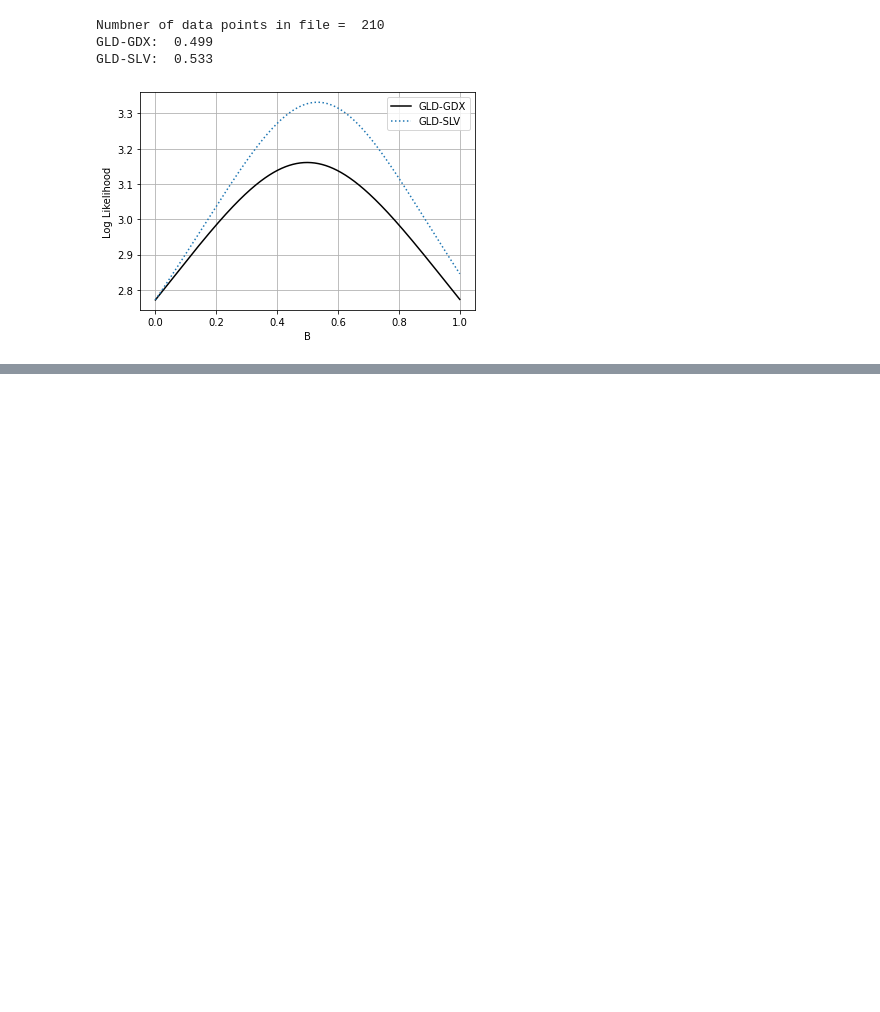
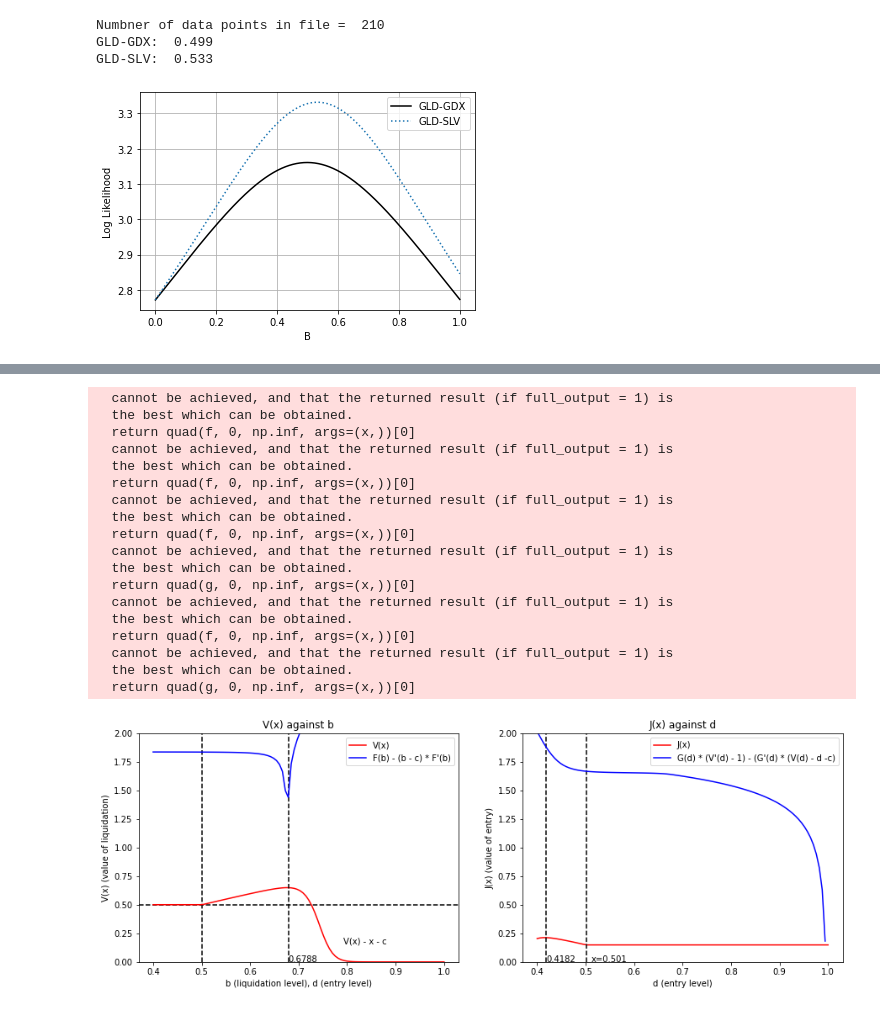
Before and after one commit to seongmin-Jo/optimal_mean_reversion_trading, a Jupyter notebook: Untitled.ipynb, the cells around one changed output, grey strips where cells are left out. Saved outputs shown, nothing was run; the diff lists cells and outputs as text; code cells hidden in the pictures; blank space fills up the shorter version.

```diff
--- a/Untitled.ipynb
+++ b/Untitled.ipynb
@@ -414,0 +382,5 @@ if __name__ == "__main__":
+# %%
+x = xt[0]
+r = 0.01
+c = 0.00015
+c_prime = 0.00265 # 매도 : 0.00015 + 세금 : 0.0025
@@ -414,0 +391,74 @@ if __name__ == "__main__":
+# %%
+F = function_F(mu=mu, sigma=sigma, theta=theta, r=r)
+F_prime = function_F_prime(mu=mu, sigma=sigma, theta=theta, r=r)
+G = function_G(mu=mu, sigma=sigma, theta=theta, r=r)
+G_prime = function_G_prime(mu=mu, sigma=sigma, theta=theta, r=r)
+# %%
+# plot V(x) against b
+plt.figure(figsize=(15, 5))
+plt.subplot(1, 2, 1)
+plt.title("V(x) against b")
+plt.xlabel("b (liquidation level), d (entry level)")
+plt.ylabel("V(x) (value of liquidation)")
+plt.ylim([0, 2])
+plt.axvline(x=x, color='k', linestyle='--')
+plt.axhline(y=x, color='k', linestyle='--')
+
+domain = np.linspace(0.4, 1, num=100, endpoint=True)
+
+l_V = plt.plot(domain, [function_V(b=b, c=c, F=F)(x) for b in domain], color='r', label="V(x)")
+
+b_star = find_b_star(x=x, c=c, F=F, domain=domain)
+plt.axvline(x=b_star, color='k', linestyle='--')
+plt.text(b_star, 0 ,f"{b_star.round(4)}")
+l_diff = plt.plot(domain,
+                  [np.log(np.log(abs(F(b_star) - (b_star - 0) * F_prime(b_star)))) for b_star in domain],  # to rescale
+                  color='b',
+                  label="F(b) - (b - c) * F'(b)")
+plt.legend()
+
+# plot J(x) against d
+plt.subplot(1, 2, 2)
+plt.title("J(x) against d")
+plt.xlabel("d (entry level)")
+plt.ylabel("J(x) (value of entry)")
+plt.ylim([0, 2])
+V = function_V(b=b_star, c=c, F=F)
+V_prime = function_V(b=b_star, c=c, F=F)
+
+plt.plot(domain,
+         [function_J(d=d, c=c, G=G, V=V)(x) for d in domain],
+         color='r',
+         label="J(x)")
+d_star = find_d_star(x=x, c=c, G=G, V=V, domain=domain)
+plt.axvline(x=d_star, color='k', linestyle='--')
+plt.text(d_star, 0 ,f"{d_star.round(4)}")
+plt.axvline(x=x, color='k', linestyle='--')
+plt.text(0, V(x) - x - c + 0.01 ,f"V(x) - x - c")
+plt.text(x  + 0.01, 0,f"x={x}")
+plt.plot(domain,
+         [np.log(np.log(abs(G(d) * (V_prime(d) - 1) - (G_prime(d) * (V(d) - d -c))))) for d in domain], # to rescale
+         color='b',
+         label="G(d) * (V'(d) - 1) - (G'(d) * (V(d) - d -c)")
+plt.legend()
+plt.show()
+# %% [output]
+  cannot be achieved, and that the returned result (if full_output = 1) is
+  the best which can be obtained.
+  return quad(f, 0, np.inf, args=(x,))[0]
+  cannot be achieved, and that the returned result (if full_output = 1) is
+  the best which can be obtained.
+  return quad(f, 0, np.inf, args=(x,))[0]
+  cannot be achieved, and that the returned result (if full_output = 1) is
+  the best which can be obtained.
+  return quad(f, 0, np.inf, args=(x,))[0]
+  cannot be achieved, and that the returned result (if full_output = 1) is
+  the best which can be obtained.
+  return quad(g, 0, np.inf, args=(x,))[0]
+  cannot be achieved, and that the returned result (if full_output = 1) is
+  the best which can be obtained.
+  return quad(f, 0, np.inf, args=(x,))[0]
+  cannot be achieved, and that the returned result (if full_output = 1) is
+  the best which can be obtained.
+  return quad(g, 0, np.inf, args=(x,))[0]
+[figure, added]
```
Also changed, not shown: parts of 7 cells of this notebook, 2 other files.
